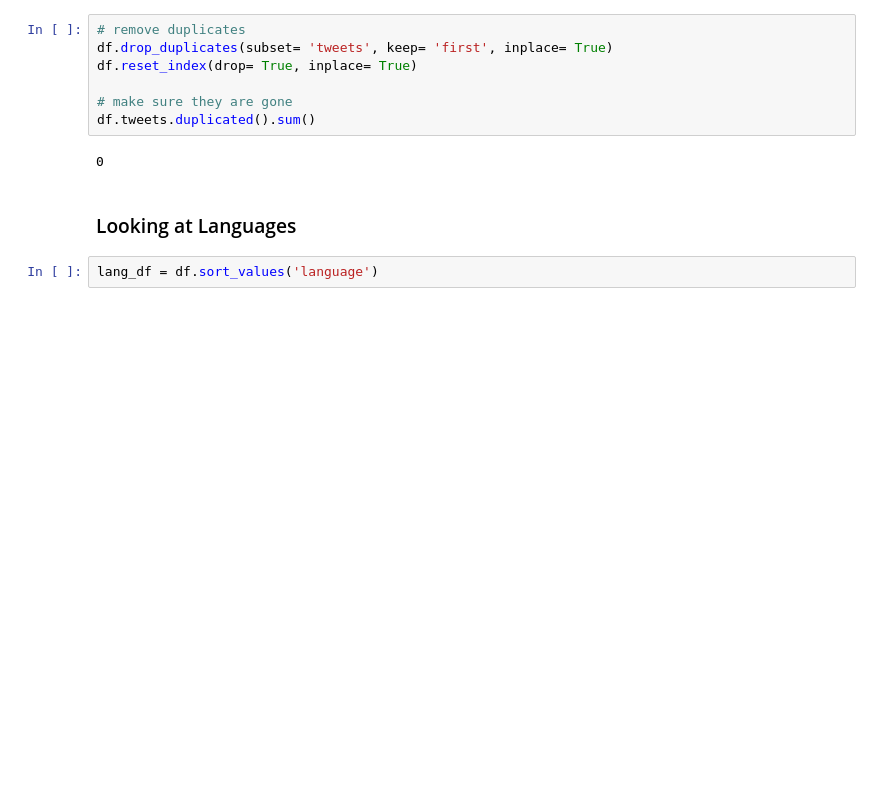
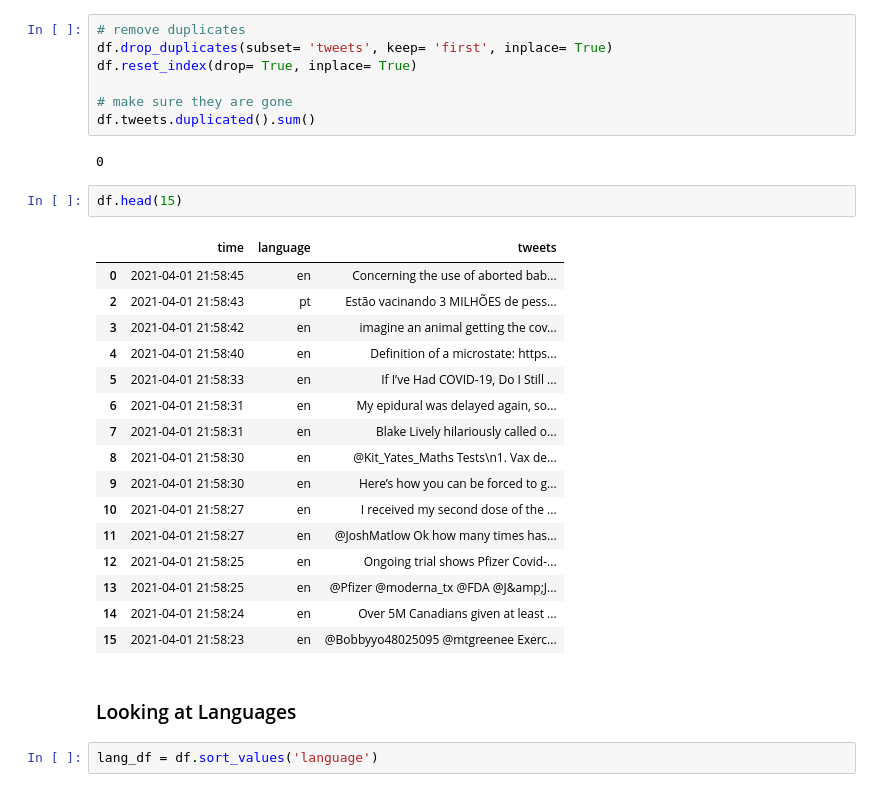
Before and after one commit to cassnutt/worldwide_covid19_vaccines, a Jupyter notebook: Twitter Sentiment Analysis.ipynb, the cells around one changed output. Drawn from its saved outputs; the diff is of its cells as text; blank space fills up the shorter version.

```diff
--- a/Twitter Sentiment Analysis.ipynb
+++ b/Twitter Sentiment Analysis.ipynb
@@ -224,6 +224,25 @@ df.reset_index(drop= True, inplace= True)
 df.tweets.duplicated().sum()
 # %% [output]
 0
+# %%
+df.head(15)
+# %% [output]
+|  | time | language | tweets |
+| 0 | 2021-04-01 21:58:45 | en | Concerning the use of aborted bab... |
+| 2 | 2021-04-01 21:58:43 | pt | Estão vacinando 3 MILHÕES de pess... |
+| 3 | 2021-04-01 21:58:42 | en | imagine an animal getting the cov... |
+| 4 | 2021-04-01 21:58:40 | en | Definition of a microstate: https... |
+| 5 | 2021-04-01 21:58:33 | en | If I’ve Had COVID-19, Do I Still ... |
+| 6 | 2021-04-01 21:58:31 | en | My epidural was delayed again, so... |
+| 7 | 2021-04-01 21:58:31 | en | Blake Lively hilariously called o... |
+| 8 | 2021-04-01 21:58:30 | en | @Kit_Yates_Maths Tests\n1. Vax de... |
+| 9 | 2021-04-01 21:58:30 | en | Here’s how you can be forced to g... |
+| 10 | 2021-04-01 21:58:27 | en | I received my second dose of the ... |
+| 11 | 2021-04-01 21:58:27 | en | @JoshMatlow Ok how many times has... |
+| 12 | 2021-04-01 21:58:25 | en | Ongoing trial shows Pfizer Covid-... |
+| 13 | 2021-04-01 21:58:25 | en | @Pfizer @moderna_tx @FDA @J&amp;J... |
+| 14 | 2021-04-01 21:58:24 | en | Over 5M Canadians given at least ... |
+| 15 | 2021-04-01 21:58:23 | en | @Bobbyyo48025095 @mtgreenee Exerc... |
 # %% [markdown]
 ### Looking at Languages
 # %%
```
Also changed, not shown: parts of 5 cells of this notebook, 1 other file.
